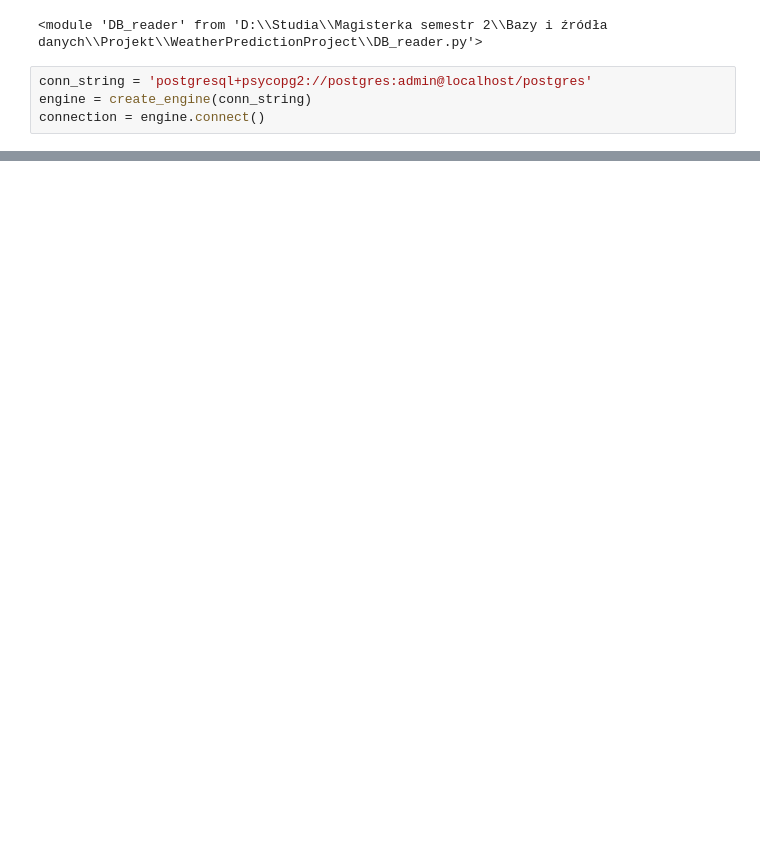
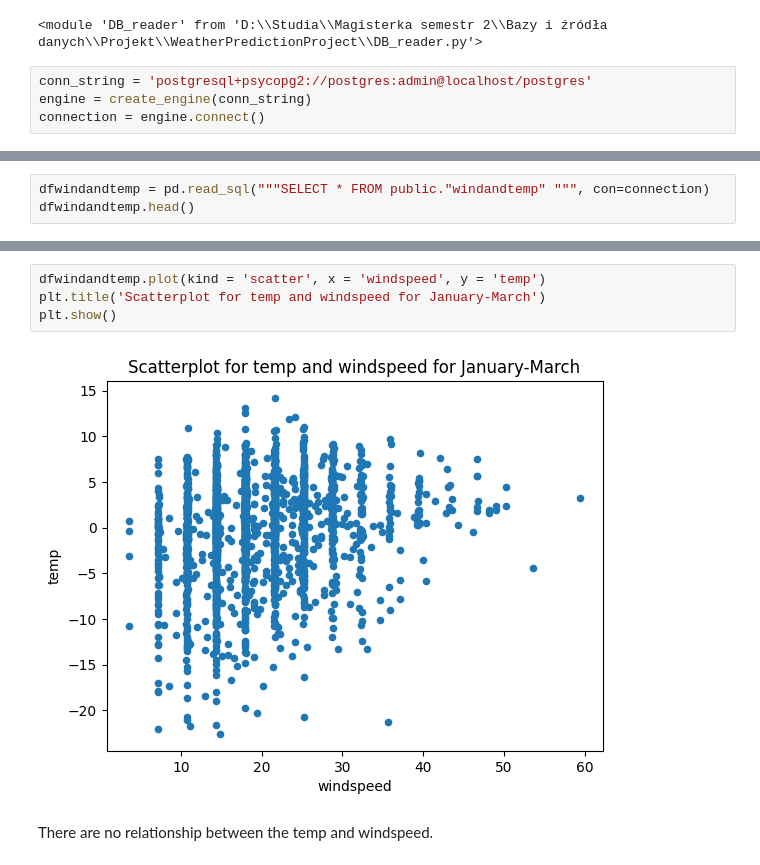
Before and after one commit to JankowRepo/WeatherPredictionProject, a Jupyter notebook: DB_Operations.ipynb, the cells around one changed output, grey strips where cells are left out. Saved outputs shown, nothing was run; the diff lists cells and outputs as text; blank space fills up the shorter version.

```diff
--- a/DB_Operations.ipynb
+++ b/DB_Operations.ipynb
@@ -22,0 +58,3 @@ Weather requestUrl=https://weather.visualcrossing.com/VisualCrossingWebServices/
+# %%
+dfwindandtemp = pd.read_sql("""SELECT * FROM public."windandtemp" """, con=connection)
+dfwindandtemp.head()
@@ -22,0 +68,8 @@ Weather requestUrl=https://weather.visualcrossing.com/VisualCrossingWebServices/
+# %%
+dfwindandtemp.plot(kind = 'scatter', x = 'windspeed', y = 'temp')
+plt.title('Scatterplot for temp and windspeed for January-March')
+plt.show()
+# %% [output]
+[figure, added]
+# %% [markdown]
+There are no relationship between the temp and windspeed.
```
Also changed, not shown: parts of 7 cells of this notebook.
